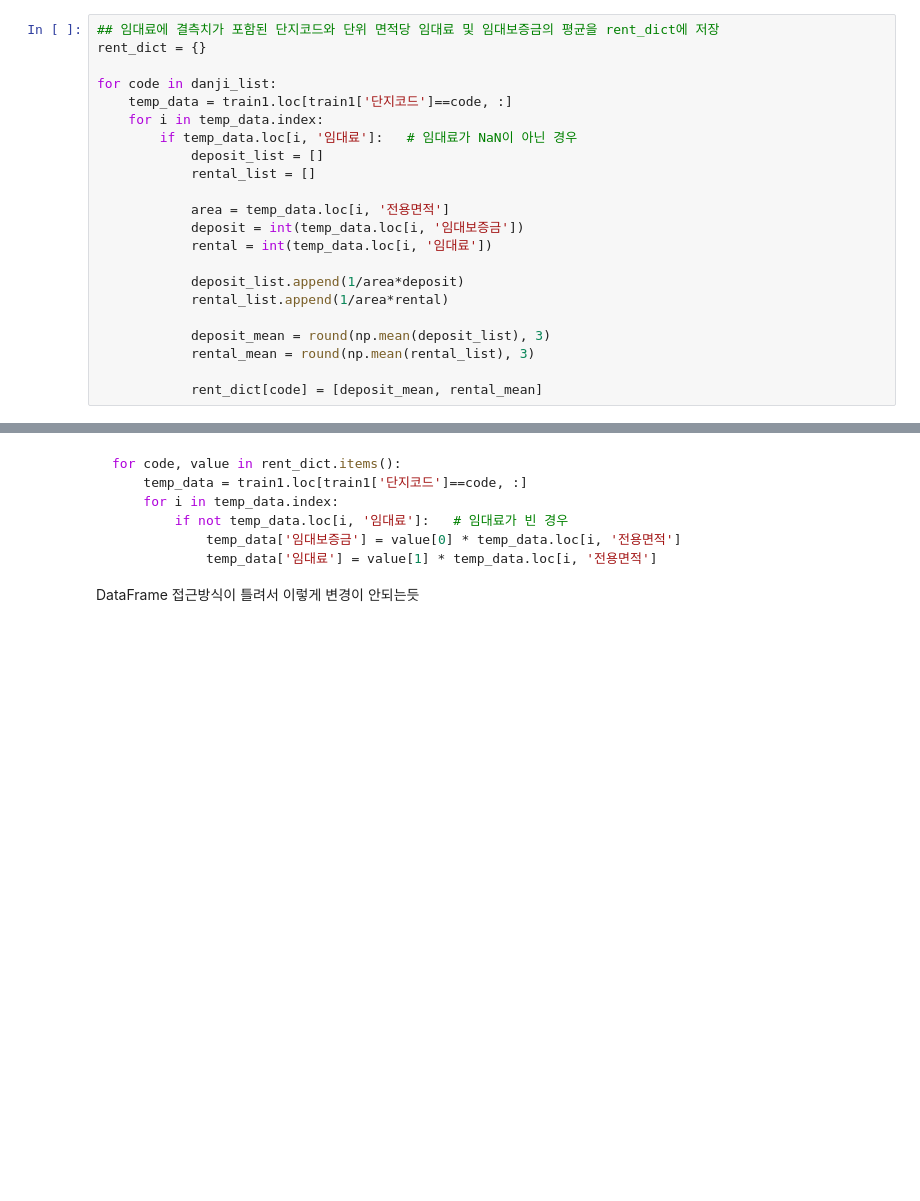
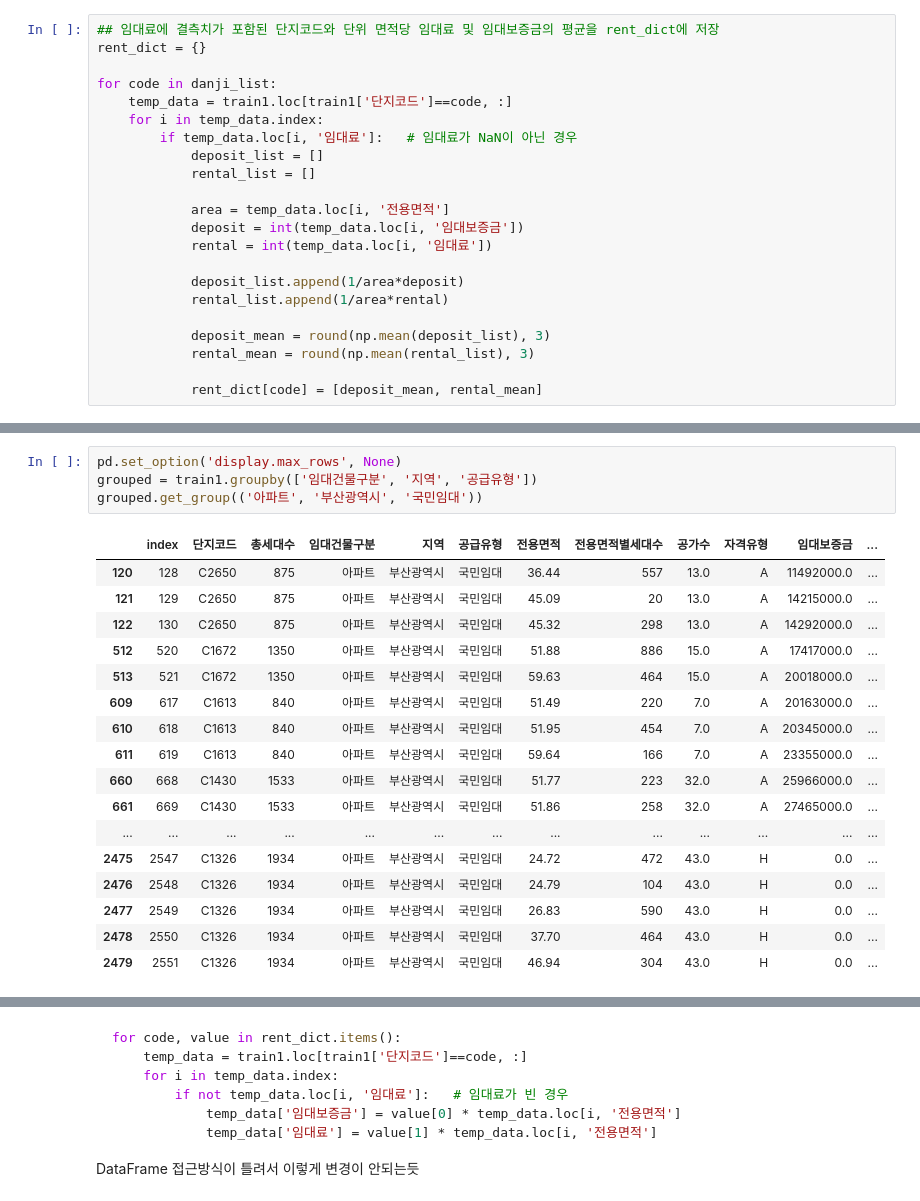
Before and after one commit to yejun-lee/DACON, a Jupyter notebook: Parking_demand/Parking_demand_07_16.ipynb, the cells around one changed output, grey strips where cells are left out. Saved outputs shown, nothing was run; the diff lists cells and outputs as text; blank space fills up the shorter version.

```diff
--- a/Parking_demand/Parking_demand_07_16.ipynb
+++ b/Parking_demand/Parking_demand_07_16.ipynb
@@ -226,0 +351,22 @@ for code in danji_list:
+# %%
+pd.set_option('display.max_rows', None)
+grouped = train1.groupby(['임대건물구분', '지역', '공급유형'])
+grouped.get_group(('아파트', '부산광역시', '국민임대'))
+# %% [output]
+|  | index | 단지코드 | 총세대수 | 임대건물구분 | 지역 | 공급유형 | 전용면적 | 전용면적별세대수 | 공가수 | 자격유형 | 임대보증금 | ... |
+| 120 | 128 | C2650 | 875 | 아파트 | 부산광역시 | 국민임대 | 36.44 | 557 | 13.0 | A | 11492000.0 | ... |
+| 121 | 129 | C2650 | 875 | 아파트 | 부산광역시 | 국민임대 | 45.09 | 20 | 13.0 | A | 14215000.0 | ... |
+| 122 | 130 | C2650 | 875 | 아파트 | 부산광역시 | 국민임대 | 45.32 | 298 | 13.0 | A | 14292000.0 | ... |
+| 512 | 520 | C1672 | 1350 | 아파트 | 부산광역시 | 국민임대 | 51.88 | 886 | 15.0 | A | 17417000.0 | ... |
+| 513 | 521 | C1672 | 1350 | 아파트 | 부산광역시 | 국민임대 | 59.63 | 464 | 15.0 | A | 20018000.0 | ... |
+| 609 | 617 | C1613 | 840 | 아파트 | 부산광역시 | 국민임대 | 51.49 | 220 | 7.0 | A | 20163000.0 | ... |
+| 610 | 618 | C1613 | 840 | 아파트 | 부산광역시 | 국민임대 | 51.95 | 454 | 7.0 | A | 20345000.0 | ... |
+| 611 | 619 | C1613 | 840 | 아파트 | 부산광역시 | 국민임대 | 59.64 | 166 | 7.0 | A | 23355000.0 | ... |
+| 660 | 668 | C1430 | 1533 | 아파트 | 부산광역시 | 국민임대 | 51.77 | 223 | 32.0 | A | 25966000.0 | ... |
+| 661 | 669 | C1430 | 1533 | 아파트 | 부산광역시 | 국민임대 | 51.86 | 258 | 32.0 | A | 27465000.0 | ... |
+| ... | ... | ... | ... | ... | ... | ... | ... | ... | ... | ... | ... | ... |
+| 2475 | 2547 | C1326 | 1934 | 아파트 | 부산광역시 | 국민임대 | 24.72 | 472 | 43.0 | H | 0.0 | ... |
+| 2476 | 2548 | C1326 | 1934 | 아파트 | 부산광역시 | 국민임대 | 24.79 | 104 | 43.0 | H | 0.0 | ... |
+| 2477 | 2549 | C1326 | 1934 | 아파트 | 부산광역시 | 국민임대 | 26.83 | 590 | 43.0 | H | 0.0 | ... |
+| 2478 | 2550 | C1326 | 1934 | 아파트 | 부산광역시 | 국민임대 | 37.70 | 464 | 43.0 | H | 0.0 | ... |
+| 2479 | 2551 | C1326 | 1934 | 아파트 | 부산광역시 | 국민임대 | 46.94 | 304 | 43.0 | H | 0.0 | ... |
```
Also changed, not shown: parts of 48 cells of this notebook.
